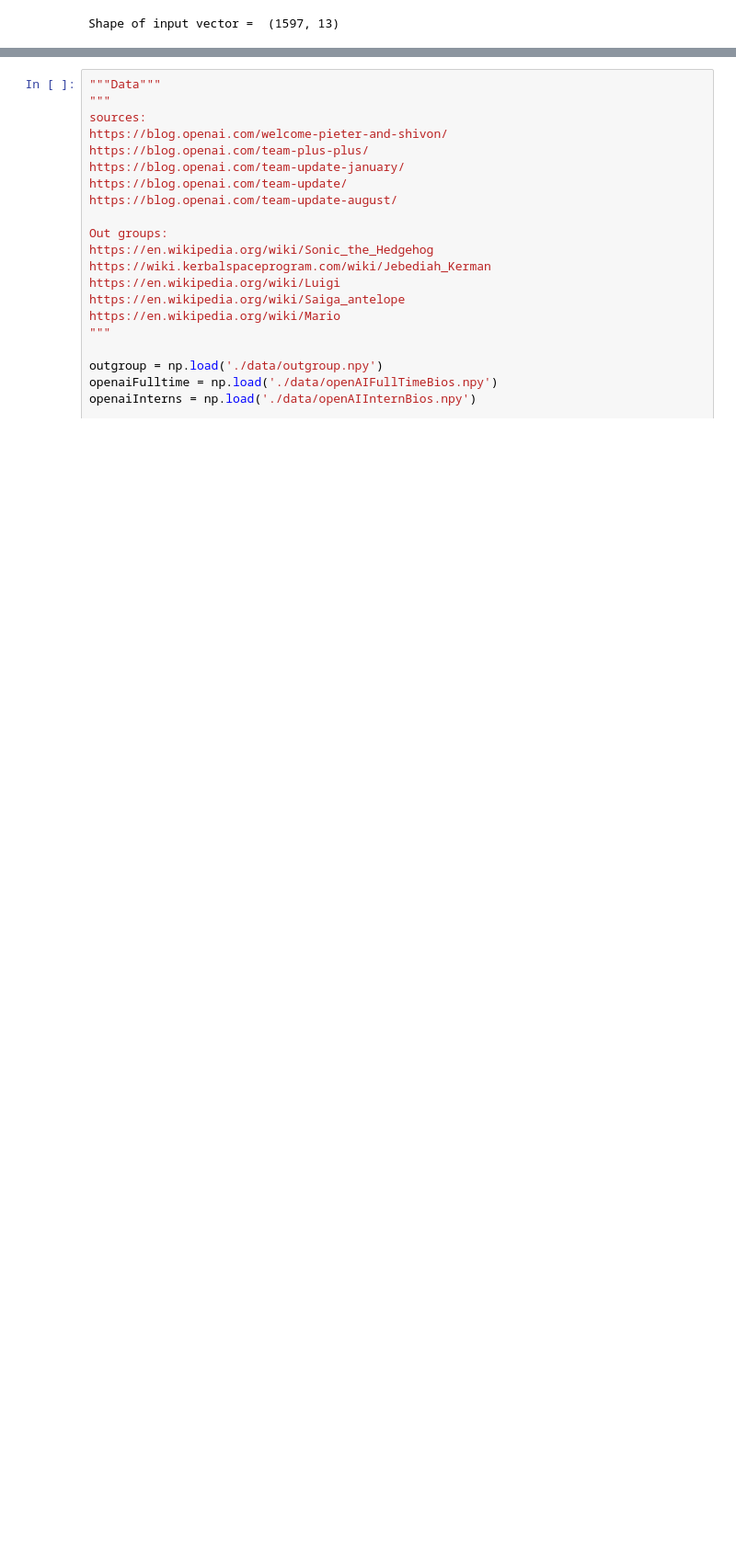
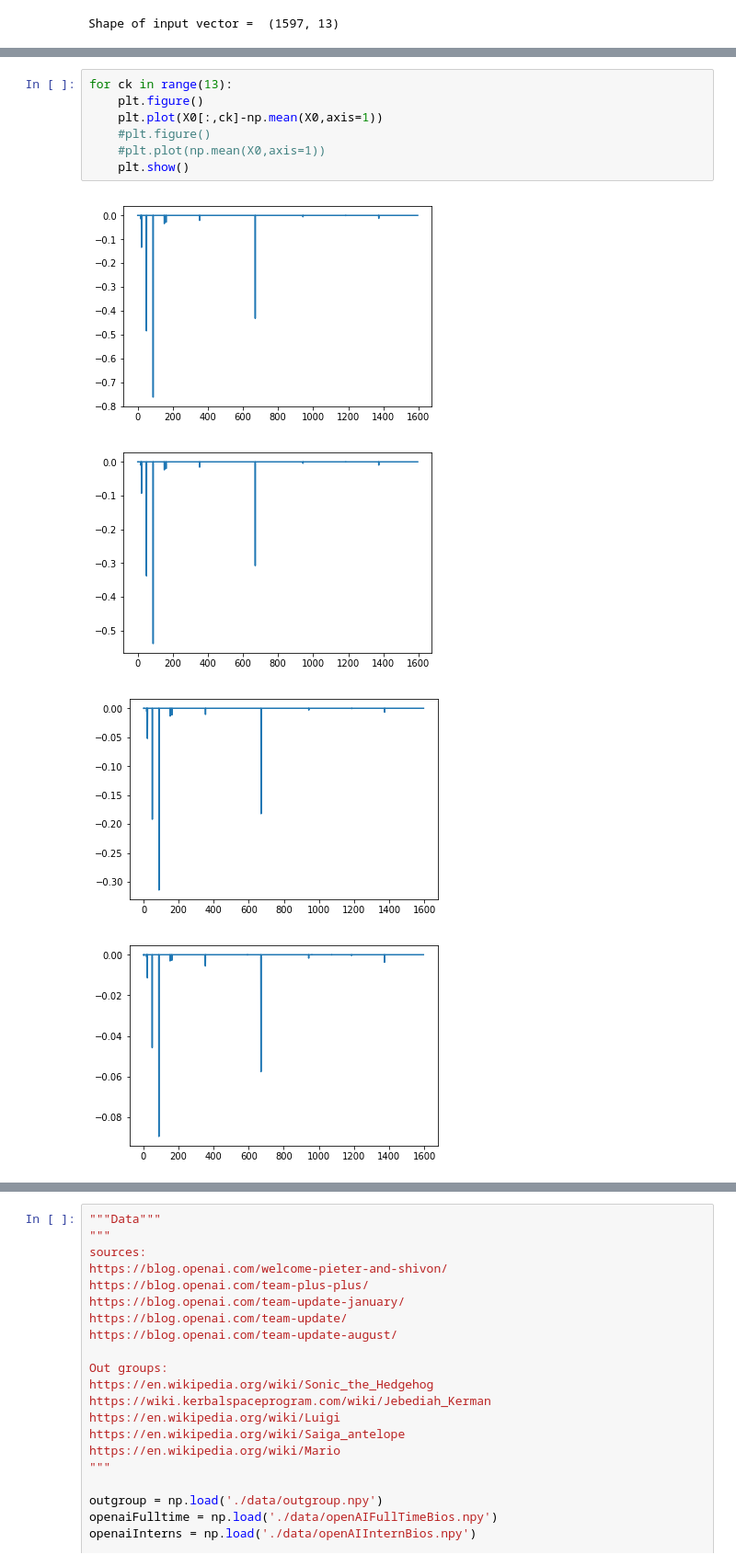
Before and after one commit to riveSunder/semanticHashing, a Jupyter notebook: openAIFellowApplication.ipynb, the cells around one changed output, grey strips where cells are left out. Shown: that part at 92% size. Saved outputs shown, nothing was run; the diff lists cells and outputs as text; blank space fills up the shorter version.

```diff
--- a/openAIFellowApplication.ipynb
+++ b/openAIFellowApplication.ipynb
@@ -467,0 +522,12 @@ print(an[3][:,1])
+# %%
+for ck in range(13):
+    plt.figure()
+    plt.plot(X0[:,ck]-np.mean(X0,axis=1))
+    #plt.figure()
+    #plt.plot(np.mean(X0,axis=1))
+    plt.show()
+# %% [output]
+[figure, added]
+[figure, added]
+[figure, added]
+[figure, added]
```
Also changed, not shown: parts of 8 cells of this notebook.
